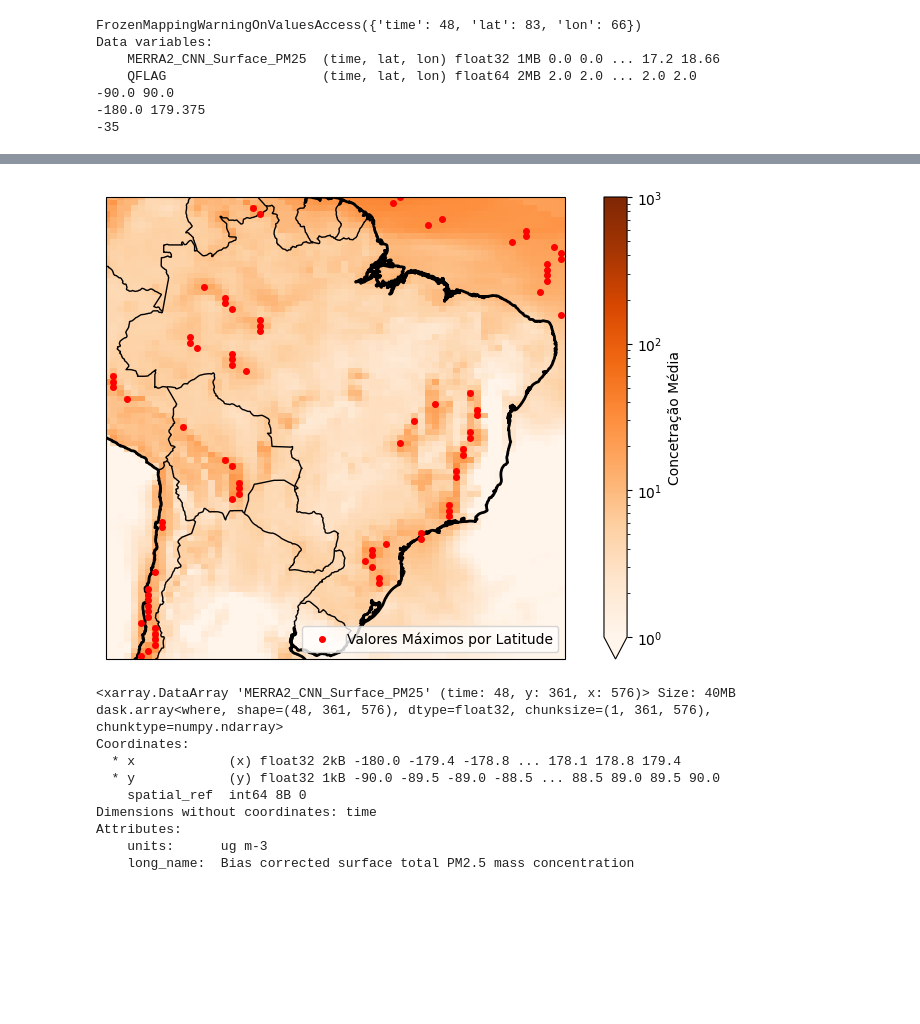
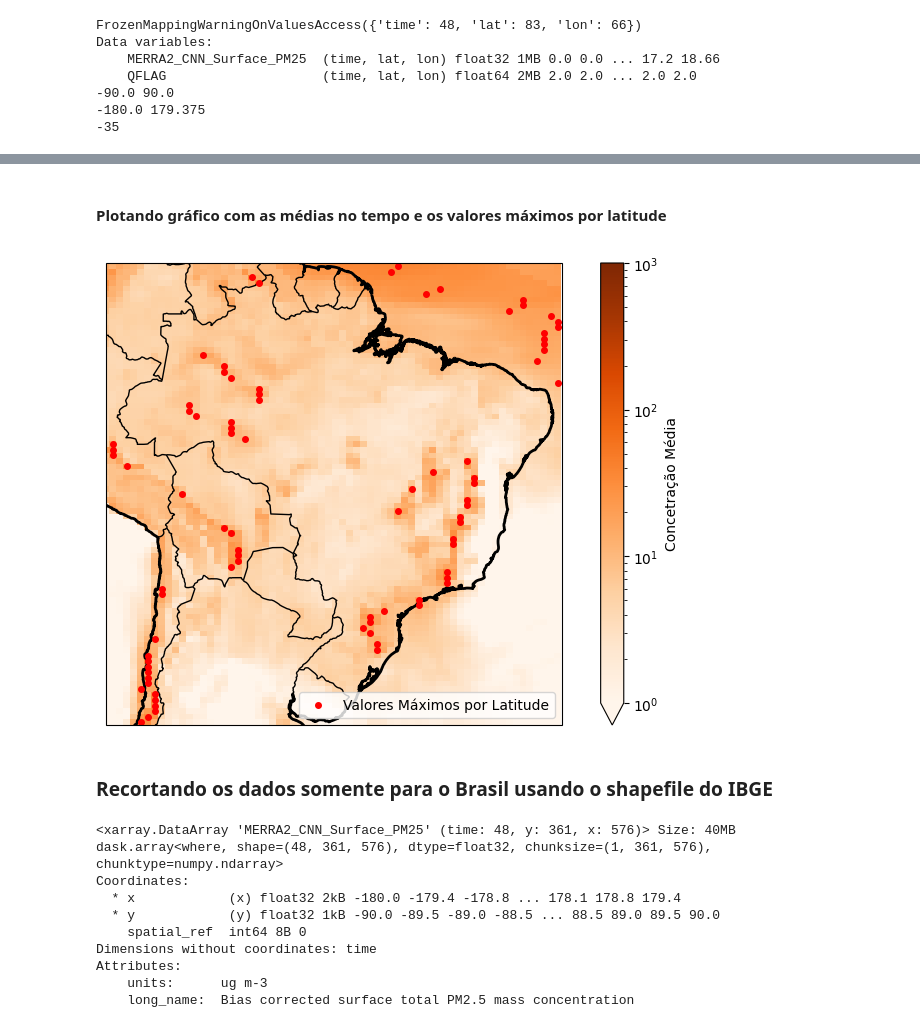
Before and after one commit to Bianca-bonetti/ENS410064, a Jupyter notebook: Atividade04.ipynb, the cells around one changed output, grey strips where cells are left out. Drawn from its saved outputs; the diff is of its cells as text; code cells hidden in the pictures; blank space fills up the shorter version.

```diff
--- a/Atividade04.ipynb
+++ b/Atividade04.ipynb
@@ -183,23 +207,24 @@ resultado2 = -75+0.625*resultado
+# %% [markdown]
+#### Plotando gráfico com as médias no tempo e os valores máximos por latitude
 # %%
 mediatimebrasil = brasil['MERRA2_CNN_Surface_PM25'].mean(dim='time')
 
 norm = LogNorm(vmin=1, vmax=1000)
 fig, ax = plt.subplots(figsize=(10, 6), subplot_kw={'projection': ccrs.PlateCarree()})
 
 # Plotar os dados
 
 mediatimebrasil.plot(ax=ax, transform=ccrs.PlateCarree(), cmap='Oranges', norm=norm,cbar_kwargs={'shrink':1,'label':'Concetração Média'})
 ax.plot(resultado2, mediatimebrasil.lat, 'ro',markersize=4,color='red', label='Valores Máximos por Latitude')
 
-# Adicionar o mapa-múndi com costas e fronteiras
-# Adicionar contornos geográficos
 ax.coastlines(resolution='10m', linewidth=2)
 ax.add_feature(cfeature.BORDERS, linewidth=1)
-ax.add_feature(cfeature.LAND, facecolor='lightgray')
 ax.legend(loc='lower right')
 # Definir a extensão do mapa para o Brasil
-ax.set_extent([lon_min, lon_max, lat_min+1.5, lat_max])
+ax.set_extent([lon_min, lon_max, lat_min+1.5, lat_max+0.3])
 plt.show()
 # %% [output]
-[figure, old version]
+[figure, new version]
+# %% [markdown]
+### Recortando os dados somente para o Brasil usando o shapefile do IBGE
 # %%
```
Also changed, not shown: parts of 25 cells of this notebook.
